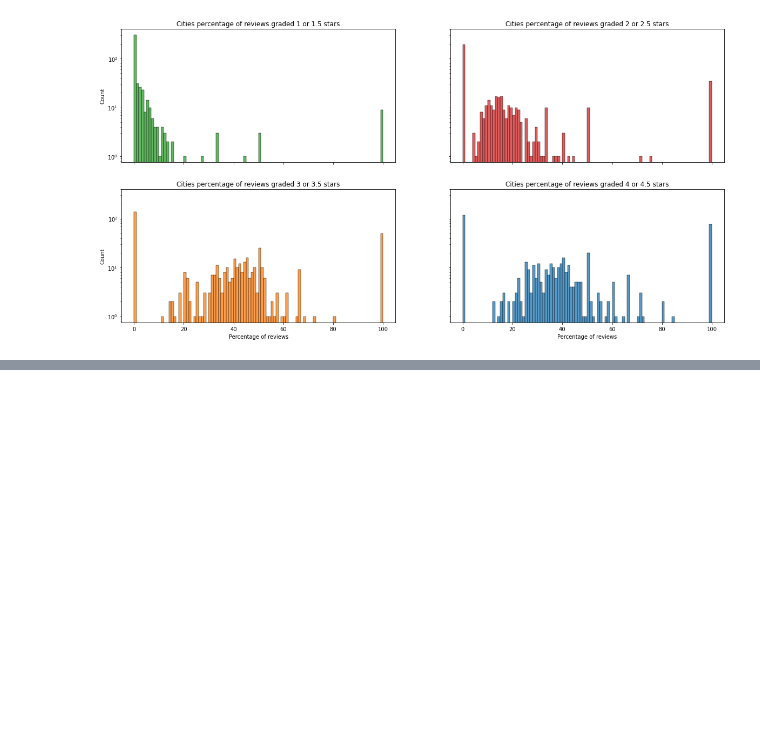
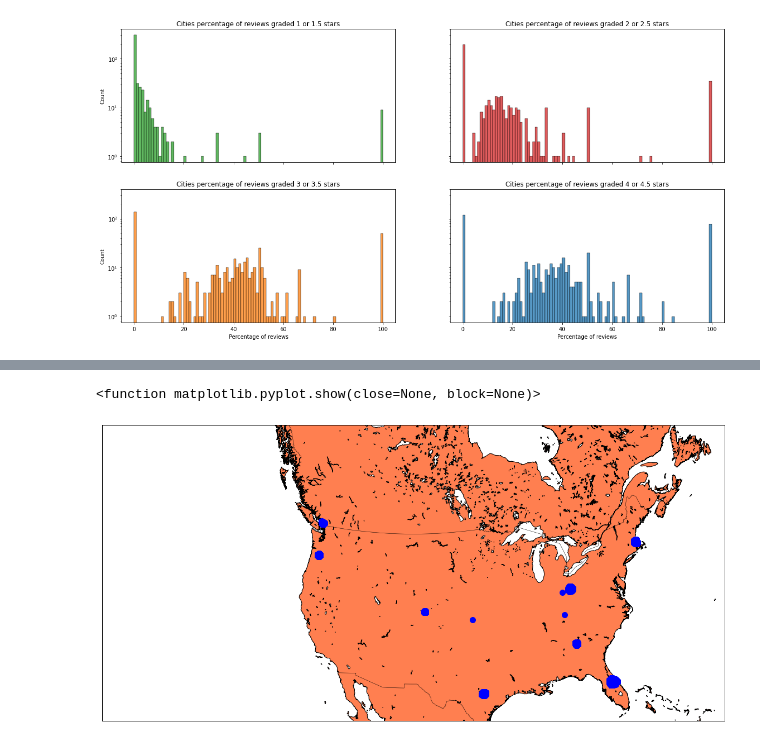
Before and after one commit to lucarossi9/Statistical-computation-project-2, a Jupyter notebook: geographical_rating.ipynb, the cells around one changed output, grey strips where cells are left out. Saved outputs shown, nothing was run; the diff lists cells and outputs as text; code cells hidden in the pictures; blank space fills up the shorter version.

```diff
--- a/geographical_rating.ipynb
+++ b/geographical_rating.ipynb
@@ -187,3 +192,18 @@ Text(0.5, 1.0, 'Cities with the highest amount of reviews')
+# %%
+fig = plt.figure(figsize=(20, 10))
+m = Basemap(projection='lcc', resolution='h',
+            lat_0=44.5, lon_0=-107,
+            width=8.0E6, height=3.8E6)
+m.drawcoastlines()
+m.drawcountries()
+m.fillcontinents(color='coral')
+m.drawmapboundary()
+x,y = m(df_b.longitude.tolist(), df_b.latitude.tolist())
+m.plot(x, y, 'bo', markersize=10)
+plt.show
+# %% [output]
+<function matplotlib.pyplot.show(close=None, block=None)>
+[figure, added]
 # %%
 df_Bos=df_b[df_b['city']=='Boston']
 df_Bos.head(2)
```
Also changed, not shown: parts of 6 cells of this notebook.
